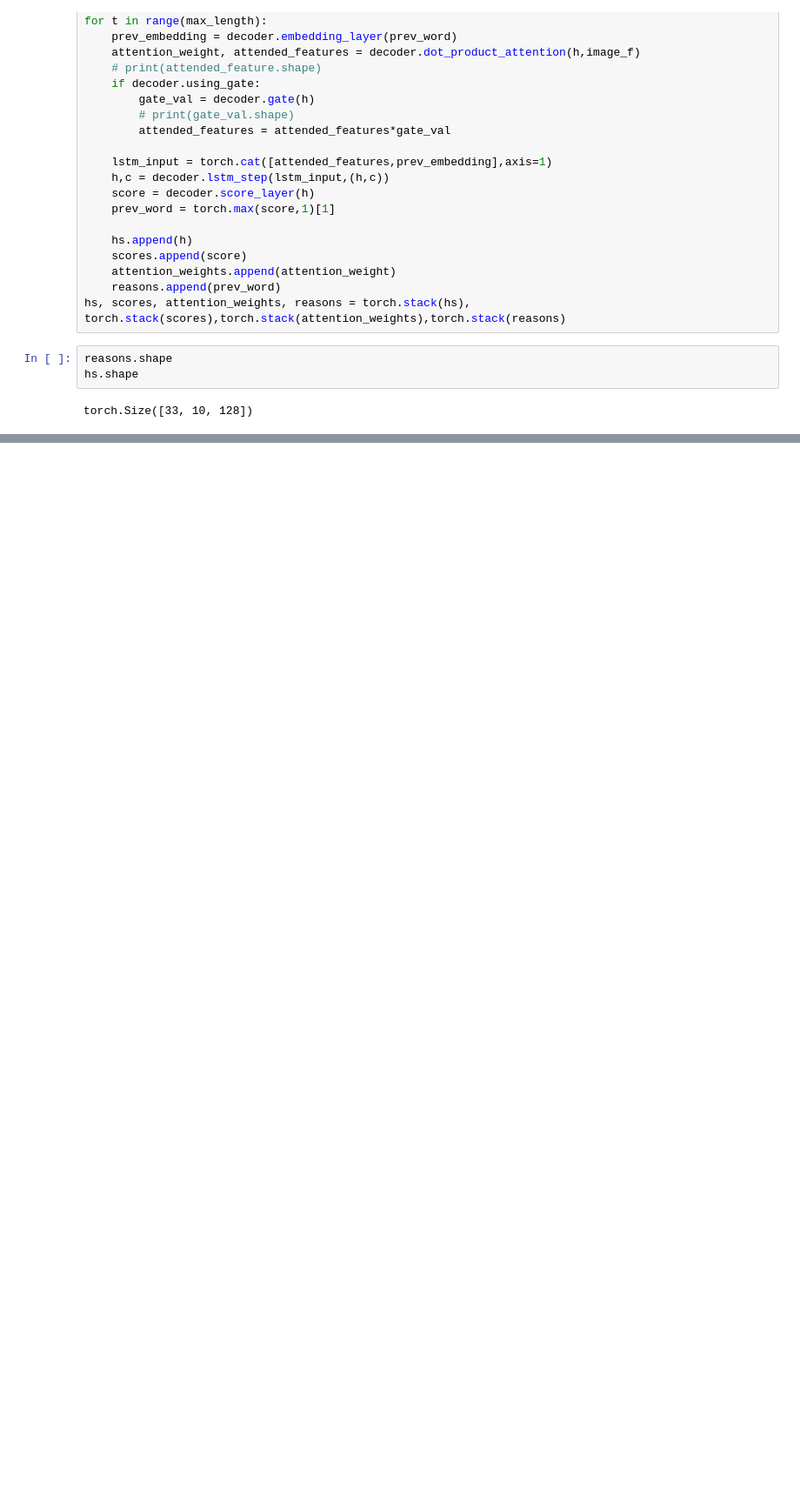
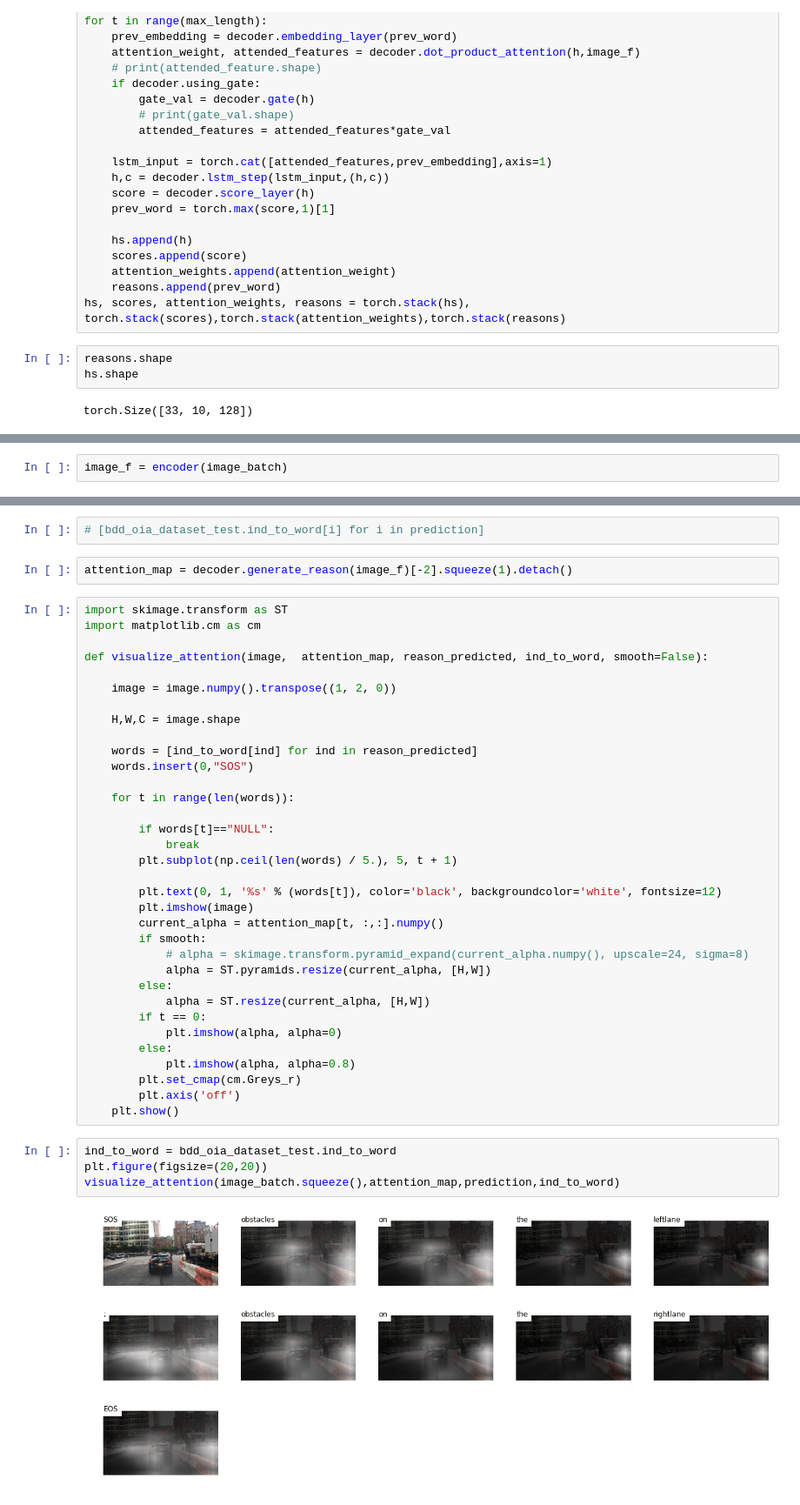
Before and after one commit to JiqianDong/BDD-100-CV, a Jupyter notebook: draft_soft_attention.ipynb, the cells around one changed output, grey strips where cells are left out. Shown at 87% size. Cells and saved outputs as stored; diff of their text form; blank space fills up the shorter version.

Commit message:
soft_attention update1

```diff
--- a/draft_soft_attention.ipynb
+++ b/draft_soft_attention.ipynb
@@ -522,0 +592,2 @@ indices=tensor([ 3,  3,  3,  3, 12,  3,  3,  3,  3,  3]))
+# %%
+image_f = encoder(image_batch)
@@ -522,0 +616,44 @@ indices=tensor([ 3,  3,  3,  3, 12,  3,  3,  3,  3,  3]))
+# %%
+# [bdd_oia_dataset_test.ind_to_word[i] for i in prediction]
+# %%
+attention_map = decoder.generate_reason(image_f)[-2].squeeze(1).detach()
+# %%
+import skimage.transform as ST
+import matplotlib.cm as cm
+
+def visualize_attention(image,  attention_map, reason_predicted, ind_to_word, smooth=False):
+
+    image = image.numpy().transpose((1, 2, 0))
+
+    H,W,C = image.shape
+
+    words = [ind_to_word[ind] for ind in reason_predicted]
+    words.insert(0,"SOS")
+
+    for t in range(len(words)):
+
+        if words[t]=="NULL":
+            break
+        plt.subplot(np.ceil(len(words) / 5.), 5, t + 1)
+
+        plt.text(0, 1, '%s' % (words[t]), color='black', backgroundcolor='white', fontsize=12)
+        plt.imshow(image)
+        current_alpha = attention_map[t, :,:].numpy()
+        if smooth:
+            # alpha = skimage.transform.pyramid_expand(current_alpha.numpy(), upscale=24, sigma=8)
+            alpha = ST.pyramids.resize(current_alpha, [H,W])
+        else:
+            alpha = ST.resize(current_alpha, [H,W])
+        if t == 0:
+            plt.imshow(alpha, alpha=0)
+        else:
+            plt.imshow(alpha, alpha=0.8)
+        plt.set_cmap(cm.Greys_r)
+        plt.axis('off')
+    plt.show()
+# %%
+ind_to_word = bdd_oia_dataset_test.ind_to_word
+plt.figure(figsize=(20,20))
+visualize_attention(image_batch.squeeze(),attention_map,prediction,ind_to_word)
+# %% [output]
+[figure, added]
```
Also changed, not shown: parts of 22 cells of this notebook, 1 other file.
